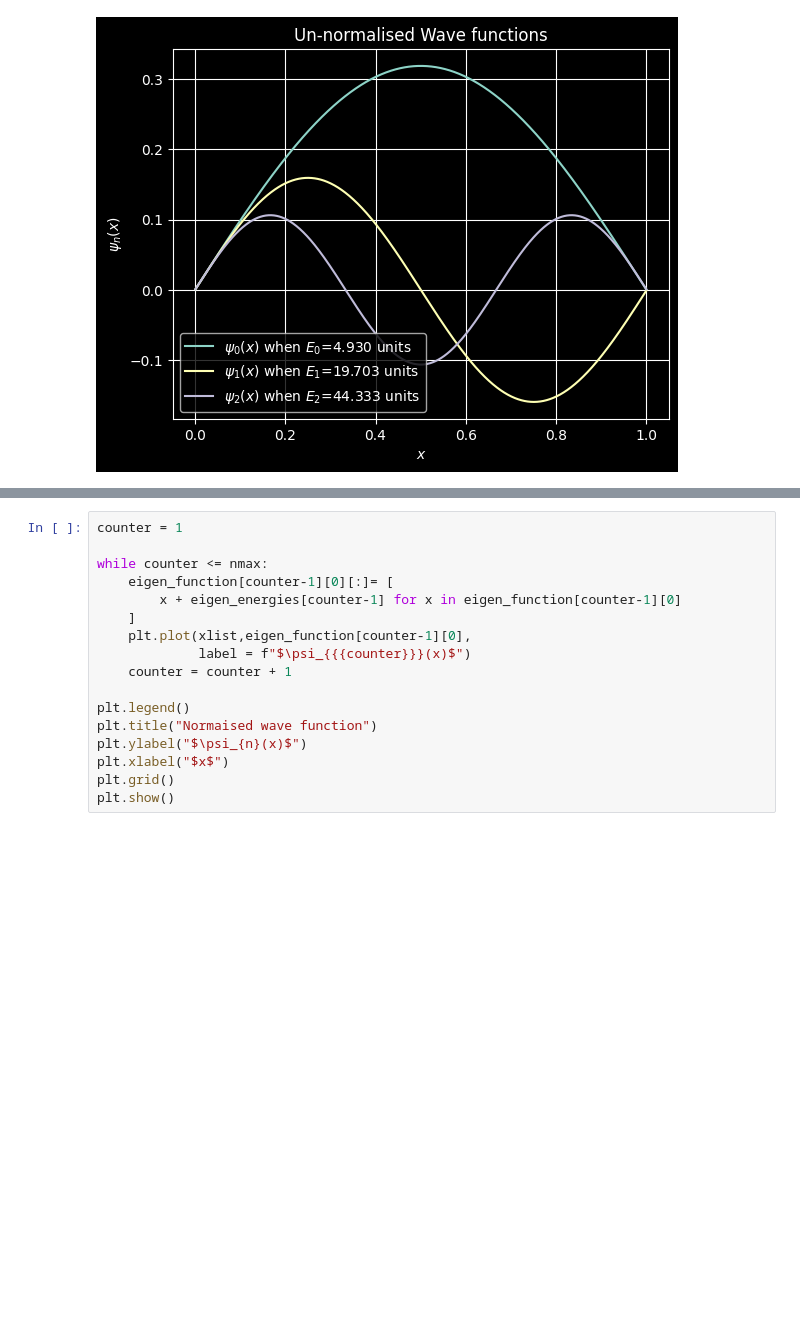
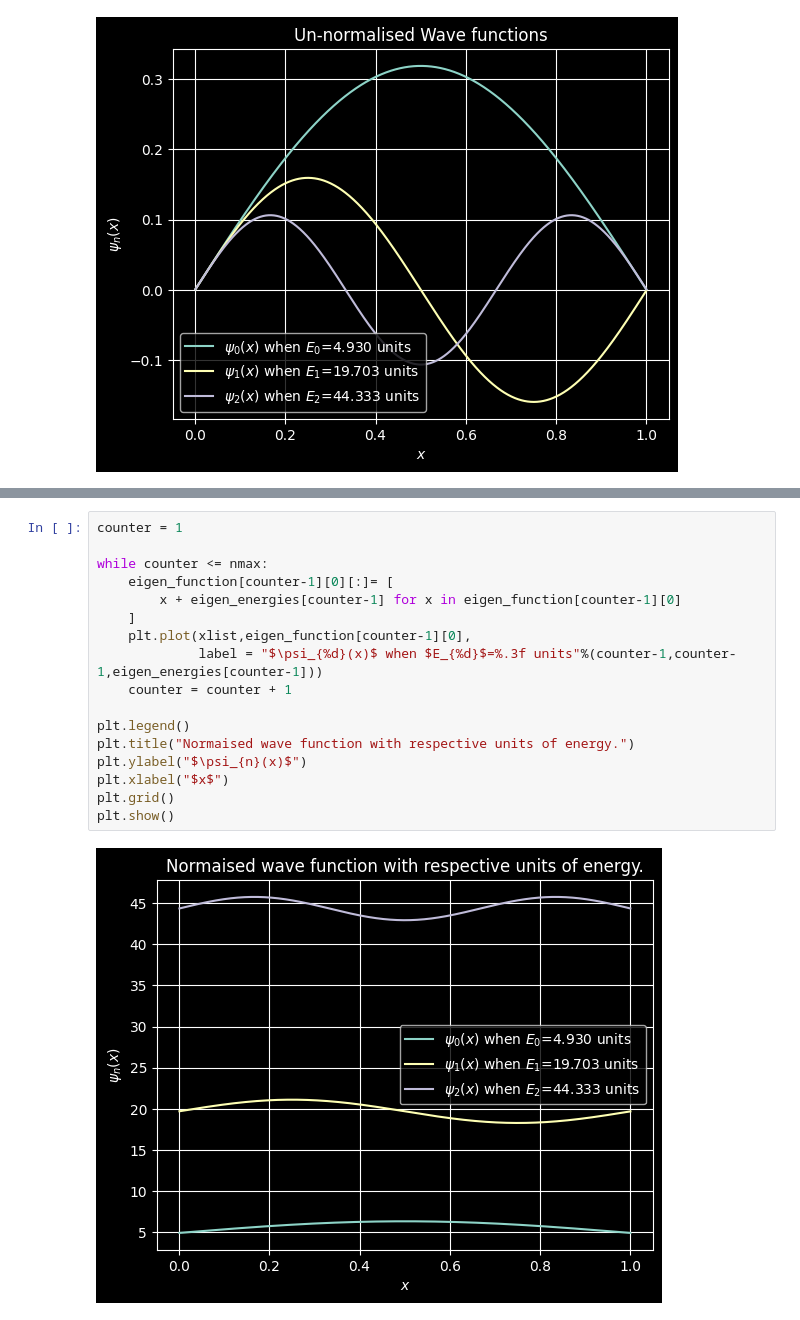
Before and after one commit to SuhasPK/My-Computational-Physics, a Jupyter notebook: Project-8/qm_particle_in_a_box.ipynb, the cells around one changed output, grey strips where cells are left out. Cells and saved outputs as stored; diff of their text form; blank space fills up the shorter version.

```diff
--- a/Project-8/qm_particle_in_a_box.ipynb
+++ b/Project-8/qm_particle_in_a_box.ipynb
@@ -267,17 +279,19 @@ plt.show()
 # %%
 counter = 1
 
 while counter <= nmax:
     eigen_function[counter-1][0][:]= [
         x + eigen_energies[counter-1] for x in eigen_function[counter-1][0]
     ]
     plt.plot(xlist,eigen_function[counter-1][0],
-             label = f"$\psi_{{{counter}}}(x)$")
+             label = "$\psi_{%d}(x)$ when $E_{%d}$=%.3f units"%(counter-1,counter-1,eigen_energies[counter-1]))
     counter = counter + 1
 
 plt.legend()
-plt.title("Normaised wave function")
+plt.title("Normaised wave function with respective units of energy.")
 plt.ylabel("$\psi_{n}(x)$")
 plt.xlabel("$x$")
 plt.grid()
 plt.show()
+# %% [output]
+[figure, added]
```
Also changed, not shown: parts of 8 cells of this notebook, 2 other files.
